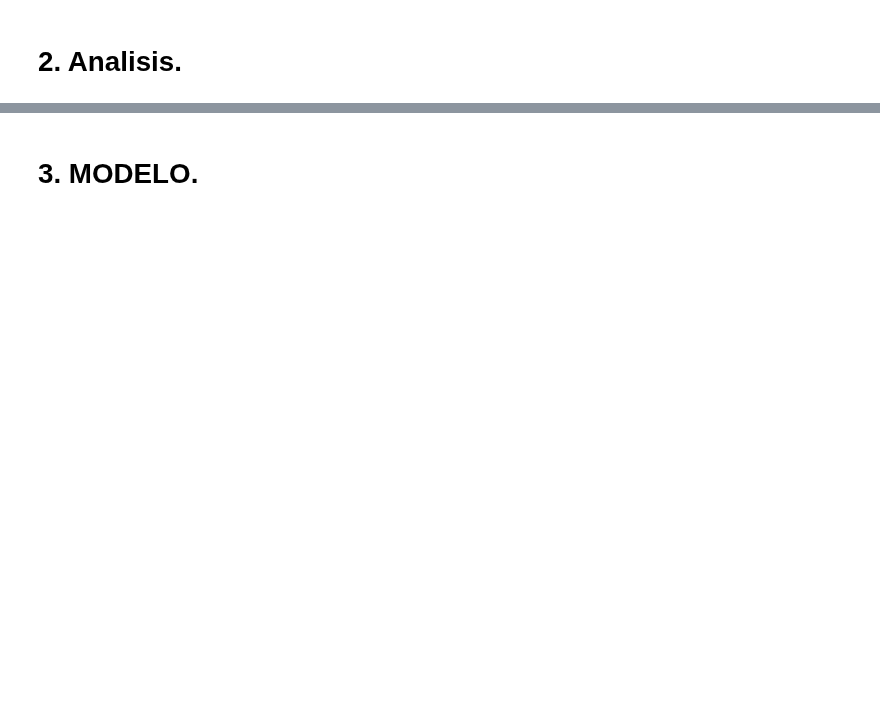
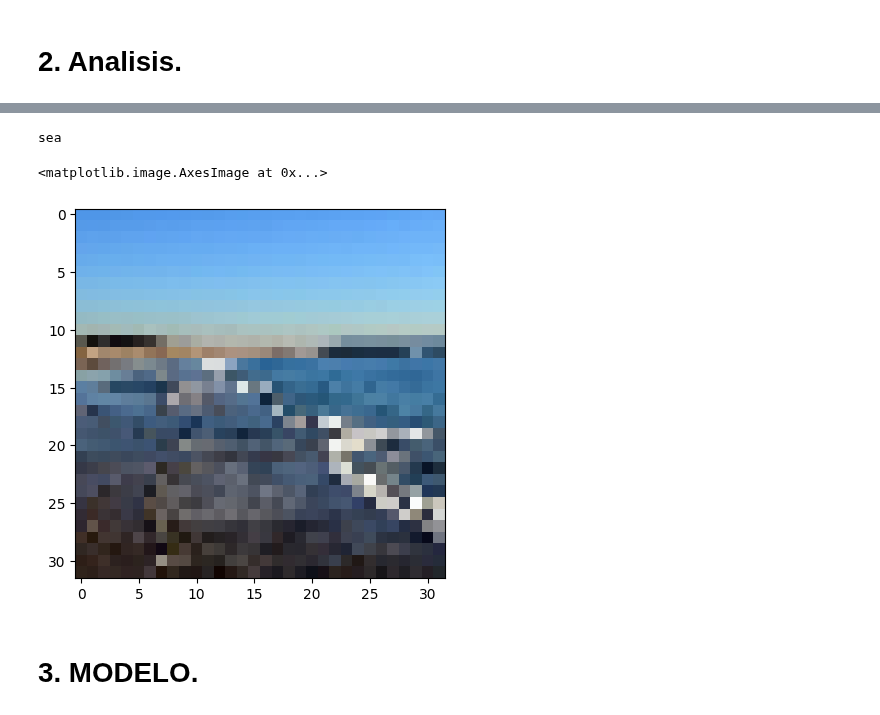
Before and after one commit to mrborjabarber/2509_dsft_thebridge_valencia, a Jupyter notebook: 3-Machine_Leaning/3-Deep_Learning/2-ComputerVision/1-Redes_Convolucionales/ejercicio paisajes/Clasificador_paisajes.ipynb, the cells around one changed output, grey strips where cells are left out. Cells and saved outputs as stored; diff of their text form; code cells hidden in the pictures; blank space fills up the shorter version.

```diff
--- a/3-Machine_Leaning/3-Deep_Learning/2-ComputerVision/1-Redes_Convolucionales/ejercicio paisajes/Clasificador_paisajes.ipynb
+++ b/3-Machine_Leaning/3-Deep_Learning/2-ComputerVision/1-Redes_Convolucionales/ejercicio paisajes/Clasificador_paisajes.ipynb
@@ -52,0 +68,8 @@ class_names_d
+# %%
+IMAGE_SIZE = (32,32)
+
+TRAIN_PATH = os.getcwd() + "\\paisajes\\seg_train"
+TEST_PATH = os.getcwd() + "\\paisajes\\seg_test"
+
+print(TRAIN_PATH)
+print(TEST_PATH)
@@ -52,0 +138,2 @@ class_names_d
+# %%
+X_train, y_train = read_data_2(TRAIN_PATH,IMAGE_SIZE,class_names_d)
@@ -54,0 +189,13 @@ class_names_d
+# %%
+from sklearn.utils import shuffle
+
+X_train, y_train = shuffle(X_train, y_train, random_state=14)
+X_test, y_test = shuffle(X_test, y_test, random_state=14)
+# %%
+index = np.random.randint(X_train.shape[0])
+print( class_names[y_train[index]])
+plt.imshow(X_train[index])
+# %% [output]
+sea
+<matplotlib.image.AxesImage at 0x...>
+[figure, added]
```
Also changed, not shown: parts of 22 cells of this notebook.
